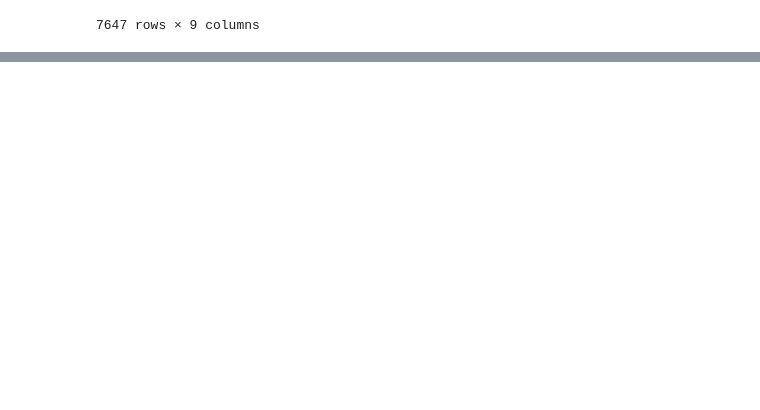
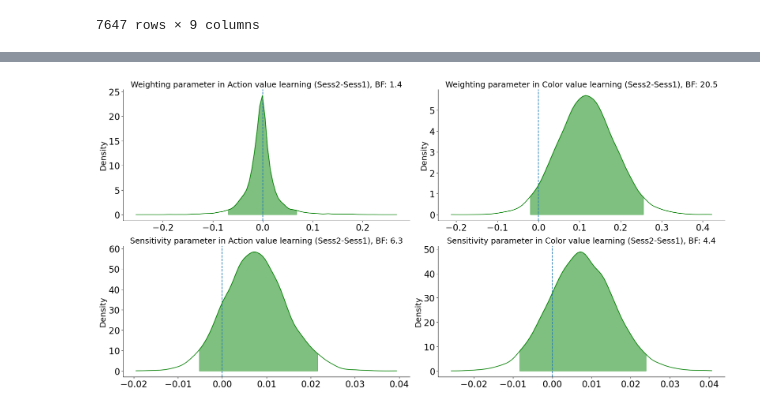
Before and after one commit to AGhaderi/ActStimRL, a Jupyter notebook: Model/run_models/hier/HC_session_effect/HierRL_model_checking.ipynb, the cells around one changed output, grey strips where cells are left out. Cells and saved outputs as stored; diff of their text form; code cells hidden in the pictures; blank space fills up the shorter version.

```diff
--- a/Model/run_models/hier/HC_session_effect/HierRL_model_checking.ipynb
+++ b/Model/run_models/hier/HC_session_effect/HierRL_model_checking.ipynb
@@ -91,0 +157,57 @@ TypeError: repeat() got an unexpected keyword argument 'size'
+# %%
+# Figure of model fit results in two column and two rows
+fig = plt.figure(figsize=(20, 10), tight_layout=True)
+rows = 2
+columns = 2
+
+# Weightign parameter
+fig.add_subplot(rows, columns, 1)
+plots.plot_posterior(x=weight[1,0] - weight[0,0], xlabel=r'$_{(A)}$', ylabel='Density', show_intervals="BCI", color='green',
+                     trueValue=0)
+i = np.mean((weight[1,0] - weight[0,0])>0)
+bf = (1-i)/i
+plt.title(f'Weighting parameter in Action value learning (Sess2-Sess1), BF: {round(bf,1)}', fontsize=18)
+plt.ylabel('Density', fontsize=18)
+plt.xlabel('', fontsize=18)
+plt.yticks(fontsize=20)
+plt.xticks(fontsize=20)
+
+# Weighting parameter
+fig.add_subplot(rows, columns, 2)
+plots.plot_posterior(x=weight[1,1] - weight[0,1], xlabel=r'$_{(A)}$', ylabel='Density', show_intervals="BCI", color='green',
+                     trueValue=0)
+i = np.mean((weight[1,1]- weight[0,1])>0)
+bf = i/(1-i)
+plt.title(f'Weighting parameter in Color value learning (Sess2-Sess1), BF: {round(bf,1)}', fontsize=18)
+plt.ylabel('Density', fontsize=18)
+plt.xlabel('', fontsize=18)
+plt.yticks(fontsize=20)
+plt.xticks(fontsize=20)
+
+# Weightign parameter
+fig.add_subplot(rows, columns, 3)
+plots.plot_posterior(x=beta[1,0] - beta[0,0], xlabel=r'$_{(A)}$', ylabel='Density', show_intervals="BCI", color='green',
+                     trueValue=0)
+i = np.mean((beta[1,0] - beta[0,0])>0)
+bf = i/(1-i)
+plt.title(f'Sensitivity parameter in Action value learning (Sess2-Sess1), BF: {round(bf,1)}', fontsize=18)
+plt.ylabel('Density', fontsize=18)
+plt.xlabel('', fontsize=18)
+plt.yticks(fontsize=20)
+plt.xticks(fontsize=20)
+
+# Weighting parameter
+fig.add_subplot(rows, columns, 4)
+plots.plot_posterior(x=beta[1,1] - beta[0,1], xlabel=r'$_{(A)}$', ylabel='Density', show_intervals="BCI", color='green',
+                     trueValue=0)
+i = np.mean((beta[1,1]- beta[0,1])>0)
+bf = i/(1-i)
+plt.title(f'Sensitivity parameter in Color value learning (Sess2-Sess1), BF: {round(bf,1)}', fontsize=18)
+plt.ylabel('Density', fontsize=18)
+plt.xlabel('', fontsize=18)
+plt.yticks(fontsize=20)
+plt.xticks(fontsize=20)
+
+fig.savefig(f'{mainScarch}/realdata/hier/{partcipant_group}/HierRL_dual_twoLR_Act_Clr_model1_differ2.png', dpi=500)
+# %% [output]
+[figure, added]
```
Also changed, not shown: parts of 9 cells of this notebook, 15 other files.
